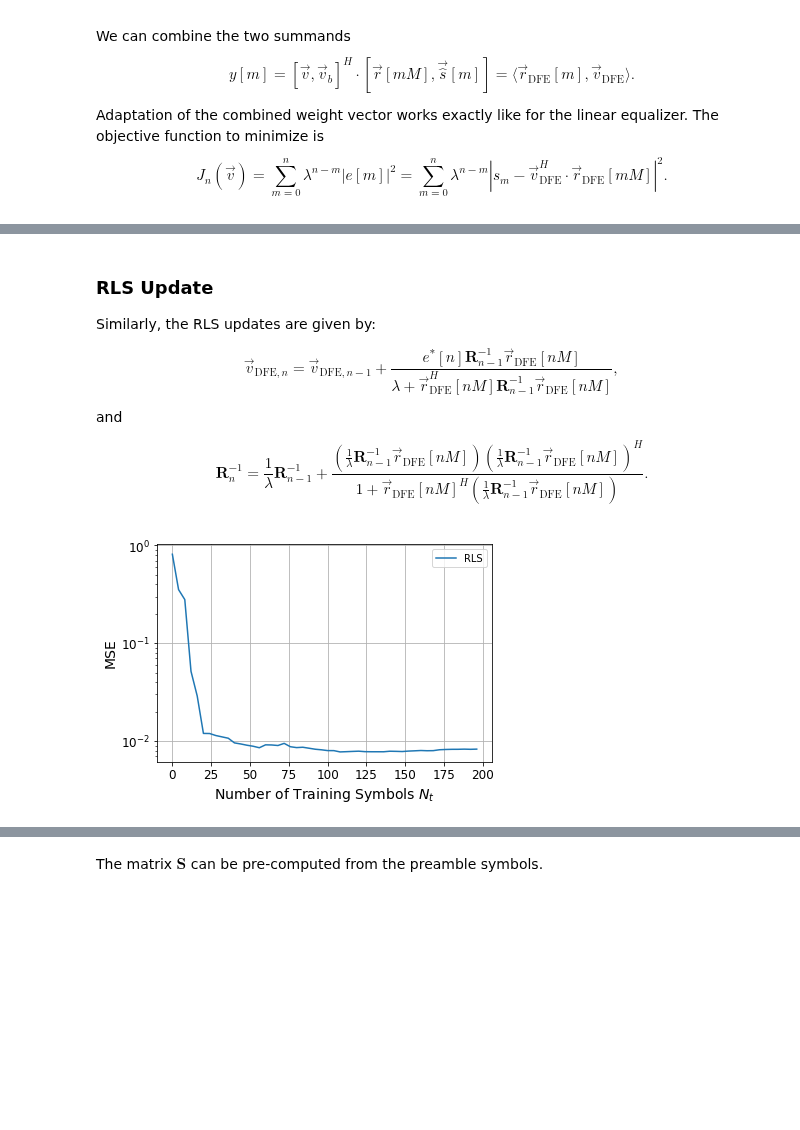
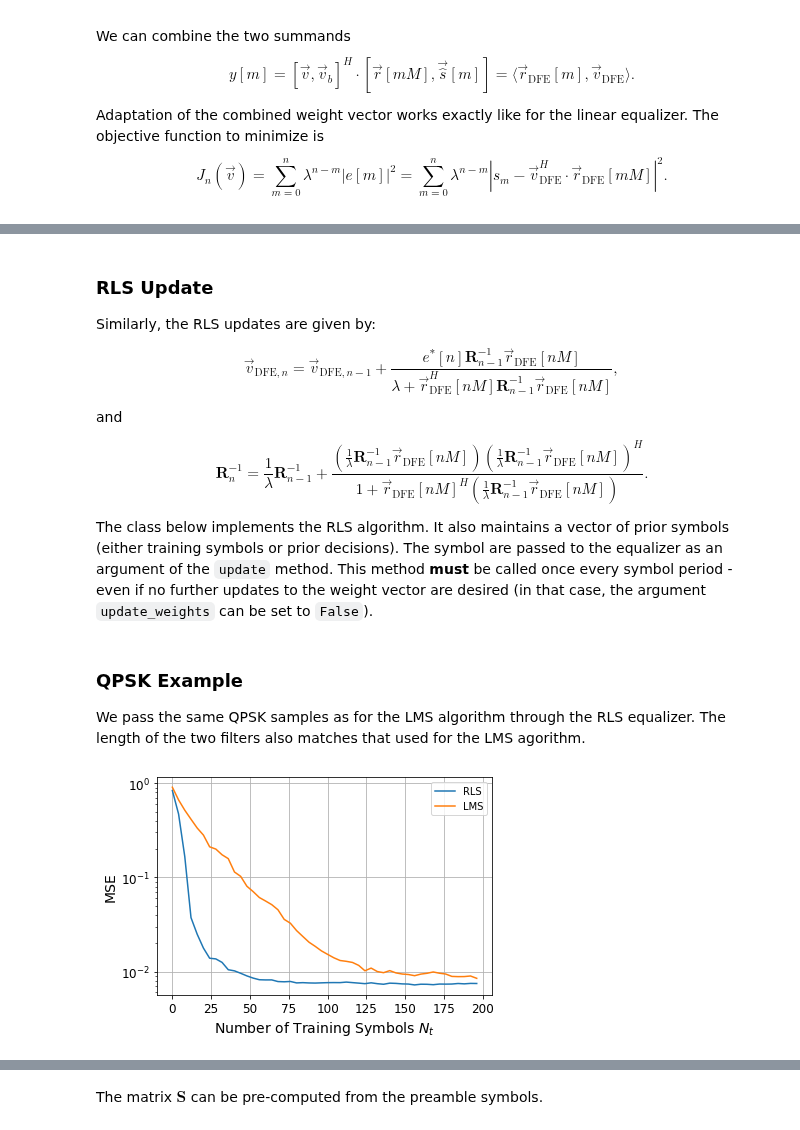
Before and after one commit to bepepa/digital_comms, a Jupyter notebook: 090_dispersive_acquisition_dfe.ipynb, the cells around one changed output, grey strips where cells are left out. Cells and saved outputs as stored; diff of their text form; code cells hidden in the pictures; blank space fills up the shorter version.

```diff
--- a/090_dispersive_acquisition_dfe.ipynb
+++ b/090_dispersive_acquisition_dfe.ipynb
@@ -159,0 +436,5 @@ $$
+# %%
+## compute weights of FB filter
+vb = -vf.conj().T @ CCb
+
+vb
@@ -210,11 +632,11 @@ fsT = 2
 N = 1000
 A = np.exp(1j*np.pi/4*np.arange(1, 8, 2)) # QPSK alphabet
 
-syms = random_symbols(A, N)
+symsa = random_symbols(A, N)
 
 ## dispersive channel
 ca = np.array([0.1,  -0.3j, 0, 1,  0, 0.3j, 0, 0, 0.2-0.7j, 0, 0, 0.1j])
-sig = pulse_shape(syms, ca, fsT)
+sig = pulse_shape(symsa, ca, fsT)
 
 SNR_db = 20
 SNR = 10**(SNR_db/10)
@@ -223,9 +645,9 @@ SNR = 10**(SNR_db/10)
 rra = sig + 1/(np.sqrt(2*SNR))*(np.random.randn(len(sig)) + 1j*np.random.randn(len(sig)))
 # %%
 ## measure MSE for different training lengths Nt
-Kf = 24    # length of FF filter
-mu = 0.5
-Kb = 2     # length of FB filter
+Kf = 16    # length of FF filter
+mu = 0.3
+Kb = 5     # length of FB filter
 
 Nt = np.arange(0, 200, 4)
 MSE_L = np.zeros_like(Nt, dtype=float)
@@ -237,16 +659,19 @@ for n in range(len(Nt)):
     lms = LMS(Kf, Kb, mu)
 
     Nm = 0
-    m = 3
-    while m*fsT + K < len(rra) and m < len(syms):
-        vec_r = rra[m*fsT : m*fsT+K]
+    m = 0
+    while m*fsT + Kf < len(rra) and m < len(symsa):
+        vec_r = rra[m*fsT : m*fsT+Kf]
 
         if m <= this_Nt:
             # training
-            lms.update(vec_r, syms[m])
+            error = symsa[m] - lms.equalize(vec_r)
+            lms.update(error, symsa[m], update_weights=True)
         else:
             # equalize
-            MSE_L[n] += np.abs(syms[m] - lms.equalize(vec_r))**2
+            error = symsa[m] - lms.equalize(vec_r)
+            MSE_L[n] += np.abs(error)**2
+            lms.update(error, symsa[m], update_weights=False)
             Nm += 1
 
         m += 1
@@ -282,6 +707,8 @@ $$
         (\frac{1}{\lambda}\mathbf{R}_{n-1}^{-1} \vec{r}_{\text{DFE}}[nM])^H}
       {1 + \vec{r}_{\text{DFE}}[nM]^H(\frac{1}{\lambda}\mathbf{R}_{n-1}^{-1} \vec{r}_{\text{DFE}}[nM])}.
 $$
+
+The class below implements the RLS algorithm. It also maintains a vector of prior symbols (either training symbols or prior decisions). The symbol are passed to the equalizer as an argument of the `update` method. This method **must** be called once every symbol period - even if no further updates to the weight vector are desired (in that case, the argument `update_weights` can be set to `False`).
 # %%
 class RLS():
     """class for carrying out the RLS algorithm
@@ -367,10 +802,14 @@ class RLS():
         tmp = np.concatenate((vec_rr, self.sr))
 
         return self.v.conj() @ tmp
+# %% [markdown]
+### QPSK Example
+
+We pass the same QPSK samples as for the LMS algorithm through the RLS equalizer. The length of the two filters also matches that used for the LMS agorithm.
 # %%
-## Test RLS equalizer
-Kf = 8*fsT
-Kb = 0
+## Test RLS equalizer using QPSK samples
+Kf = 16
+Kb = 5
 lam = 0.99
 
 Nt = np.arange(0, 200, 4)
@@ -384,32 +823,37 @@ for n in range(len(Nt)):
 
     Nm = 0
     m = 0
-    while  m*fsT+Kf < len(rra) and m < len(syms):
+    while  m*fsT+Kf < len(rra) and m < len(symsa):
         # vec_r = rra[m*fsT : m*fsT+K]
         vec_r = rra[m*fsT : m*fsT+Kf]
 
         if m <= this_Nt:
             # training
-            v = rls.update(vec_r, syms[m])
+            error = symsa[m] - rls.equalize(vec_r)
+            rls.update(error, symsa[m], vec_r, update_weights=True)
         else:
             # equalize
-            MSE[n] += np.abs(syms[m] - rls.equalize(vec_r))**2
+            error = symsa[m] - rls.equalize(vec_r)
+            MSE[n] += np.abs(error)**2
+            rls.update(error, symsa[m], vec_r, update_weights=False)
             Nm += 1
 
         m += 1
 
     MSE[n] = MSE[n]/Nm
 # %%
+## compare convergence of RLS and LMS
 plt.semilogy(Nt, MSE, label="RLS")
+plt.semilogy(Nt, MSE_L, label="LMS")
 plt.grid()
 
 plt.xlabel('Number of Training Symbols $N_t$')
 plt.ylabel('MSE')
 plt.legend()
 
 plt.show()
 # %% [output]
-[figure, old version]
+[figure, new version]
 # %% [markdown]
 ##  Detection in Dispersive Channels
 
```
Also changed, not shown: parts of 61 cells of this notebook.
